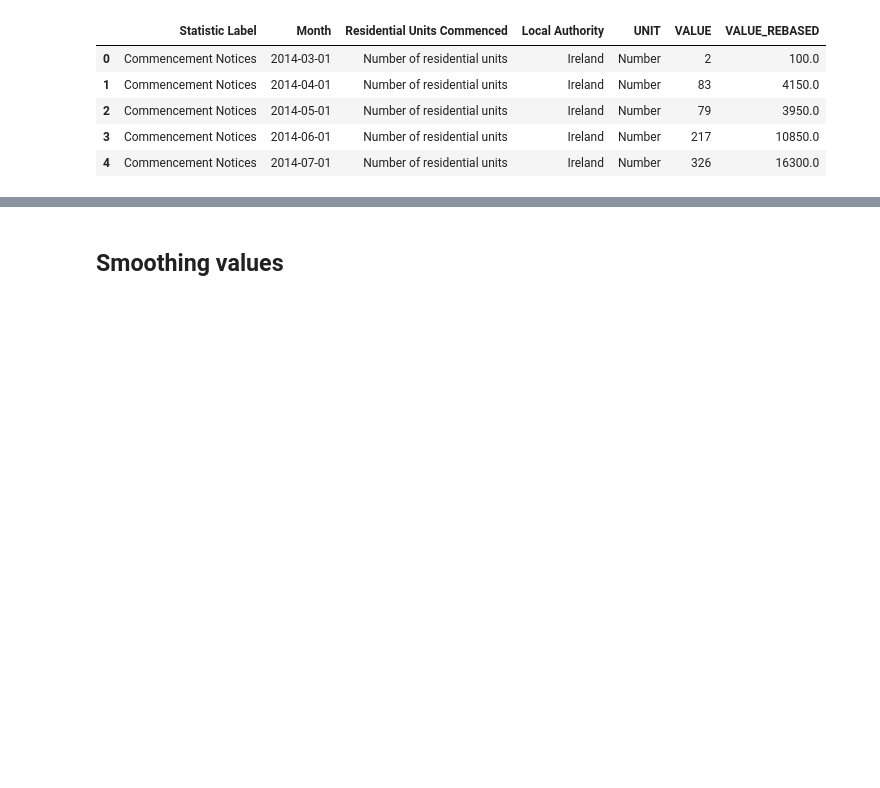
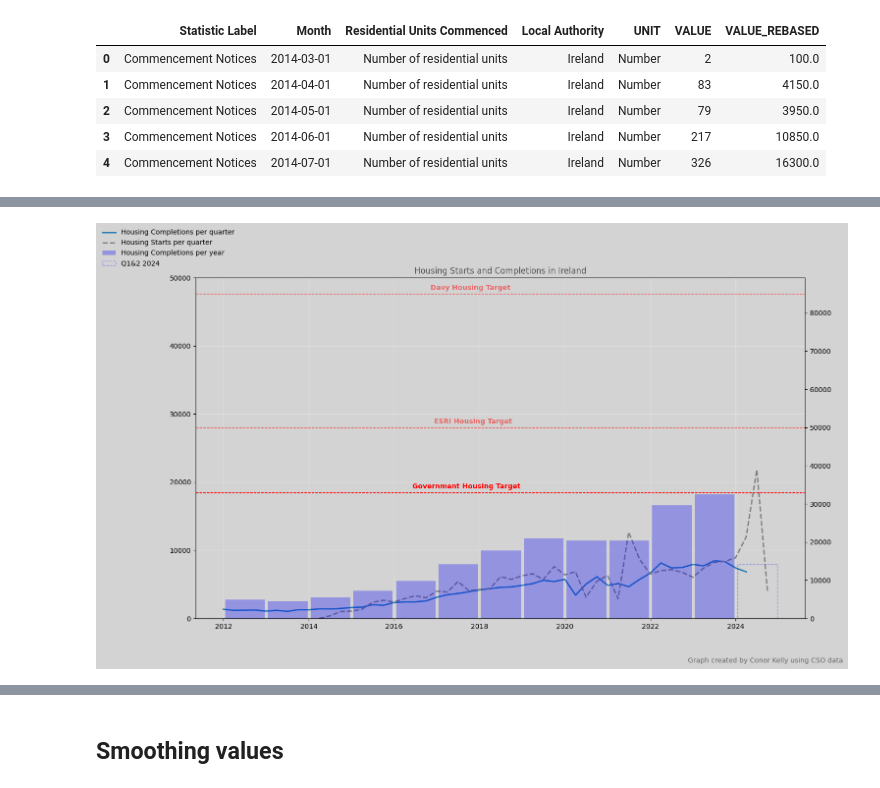
Before and after one commit to conor2405/Data-Analysis, a Jupyter notebook: Housing/housing vs wages.ipynb, the cells around one changed output, grey strips where cells are left out. Saved outputs shown, nothing was run; the diff lists cells and outputs as text; code cells hidden in the pictures; blank space fills up the shorter version.

```diff
--- a/Housing/housing vs wages.ipynb
+++ b/Housing/housing vs wages.ipynb
@@ -59,12 +49,18 @@ wage = wage[wage['Quarter'] >= cutoff]
 rent = rent[rent['Month'] >= cutoff]
 cpi = cpi[cpi['Month'] >= cutoff]
 starts = starts[starts['Month'] >= cutoff]
+homeless = homeless[homeless['year'] >= cutoff]
+CPI_inc_housing = CPI_inc_housing[CPI_inc_housing['Month'] >= cutoff]
+completions = completions[completions['Quarter'] >= cutoff]
 
 house.reset_index(drop=True, inplace=True)
 wage.reset_index(drop=True, inplace=True)
 rent.reset_index(drop=True, inplace=True)
 cpi.reset_index(drop=True, inplace=True)
 starts.reset_index(drop=True, inplace=True)
+homeless.reset_index(drop=True, inplace=True)
+CPI_inc_housing.reset_index(drop=True, inplace=True)
+completions.reset_index(drop=True, inplace=True)
 # %%
 #rebasing wages to 100 at Q1 2015
 rebase_factor = 100 / wage['VALUE'][0]
@@ -155,0 +150,46 @@ plt.show()
+# %%
+#reampling the starts data to quaterly to match completions
+starts.set_index('Month', inplace=True)
+starts = starts.resample('Q').sum()
+
+#reasmpling both completions and starts to annual to compare total output in what the government talks about
+completions.set_index('Quarter', inplace=True)
+
+completions_annual = completions.resample('A').sum()
+starts_annual = starts.resample('A').sum()
+# %%
+fig, ax = plt.subplots( figsize=(16, 9))
+fig.set_facecolor('lightgrey')
+ax.set_facecolor('lightgrey')
+ax.grid(True, color='white',  linewidth=1, alpha=0.3)
+
+ax.spines[['top','right']].set_visible(False)
+ax.plot(completions['All house types'], label='Housing Completions per quarter', linewidth = 2)
+ax.plot(starts['VALUE'],label='Housing Starts per quarter',linewidth = 2, color='grey', ls = '--')
+ax.set_ylim(0, 50000)
+
+ax2 = ax.twinx()
+ax2.bar(completions_annual.index[:-1] - pd.Timedelta(days=180), completions_annual['All house types'][:-1],
+        label='Housing Completions per year', width=340, alpha=0.3, color='blue')
+ax2.bar(completions_annual.index[-1] - pd.Timedelta(days=180), completions_annual['All house types'][-1],
+    label='Q1&2 2024', width=340, alpha=0.3, color='blue', edgecolor='blue', linestyle='--', fill=False)
+
+ax2.axhline(y=33000, color='red', linestyle='--', linewidth=1, )
+ax2.axhline(y=50000, color='red', linestyle='--', linewidth=1,  alpha=0.5)
+ax2.axhline(y=85000, color='red', linestyle='--', linewidth=1,  alpha=0.5)
+
+ax2.text( pd.to_datetime('06-06-2016'),34000, 'Government Housing Target', fontdict={'color':'red', 'weight':'bold' , 'alpha':1})
+ax2.text( pd.to_datetime('12-06-2016'),51000, 'ESRI Housing Target', fontdict={'color':'red', 'weight':'bold' , 'alpha':0.5})
+ax2.text( pd.to_datetime('11-06-2016'),86000, 'Davy Housing Target', fontdict={'color':'red', 'weight':'bold' , 'alpha':0.5})
+
+fig.text(0.85, 0.01, 'Graph created by Conor Kelly using CSO data', ha='center', fontsize=10, color='black', alpha=0.5)
+fig.legend(loc='upper left', frameon=False)
+
+ax.set_title('Housing Starts and Completions in Ireland', alpha=0.6)
+
+
+
+
+plt.show()
+# %% [output]
+[figure, added]
```
Also changed, not shown: parts of 11 cells of this notebook.
